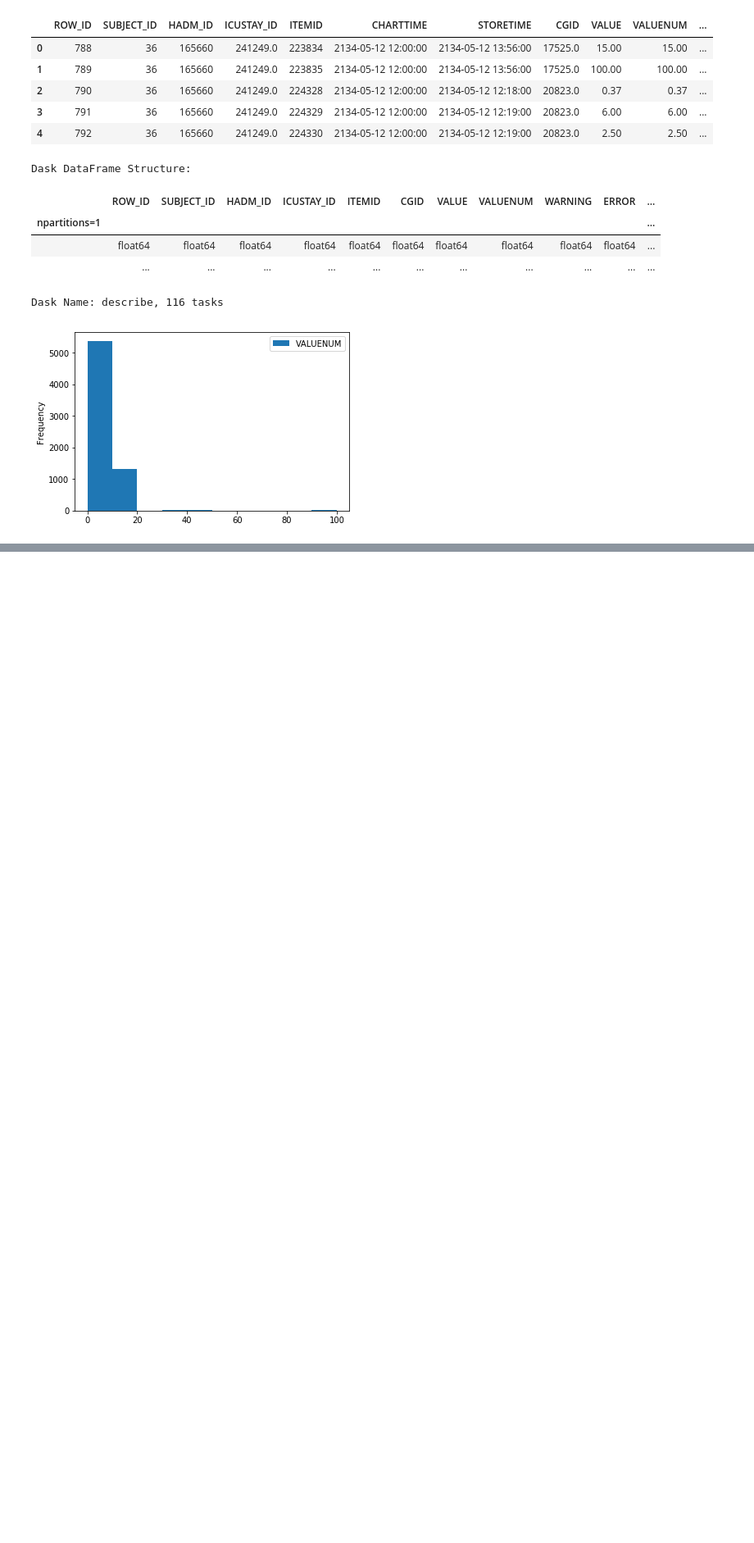
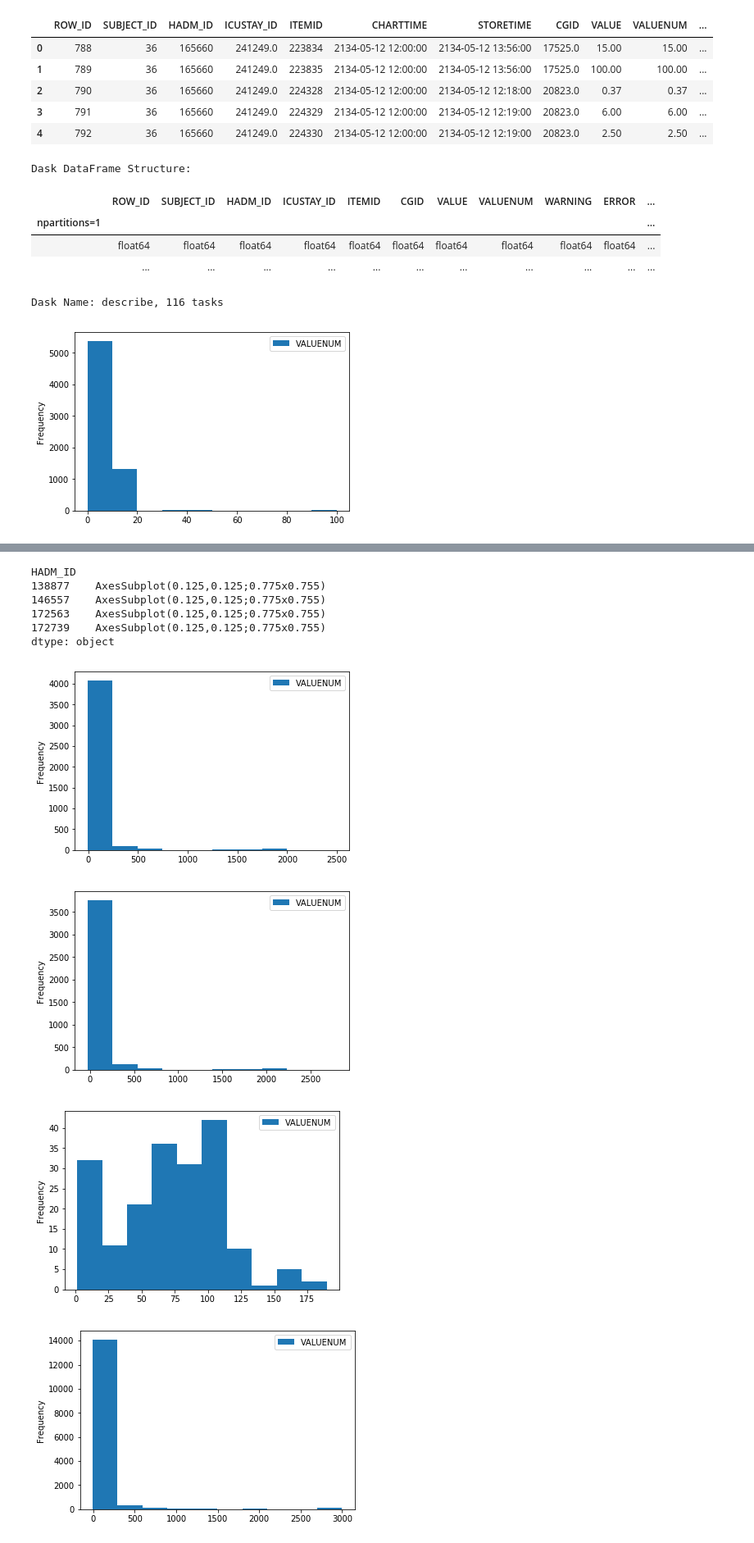
Before and after one commit to msramalho/fcup-bdcc, a Jupyter notebook: p2/BDCC_p2_dask.ipynb, the cells around one changed output, grey strips where cells are left out. Shown at 82% size. Cells and saved outputs as stored; diff of their text form; code cells hidden in the pictures; blank space fills up the shorter version.

Commit message:
add hist function for items per patient, per hospital admission

```diff
--- a/p2/BDCC_p2_dask.ipynb
+++ b/p2/BDCC_p2_dask.ipynb
@@ -46,0 +42,21 @@ item_hist(df, item=223834)
+# %%
+# Get histogram of value per patient
+def patient_hist(df, patient):
+    return df[['SUBJECT_ID', 'ITEMID', 'VALUENUM', 'HADM_ID']]\
+                .query(f'SUBJECT_ID == {patient}')\
+                .compute()\
+                .groupby('HADM_ID')['ITEMID', 'VALUENUM']\
+                .plot(x='ITEMID', y='VALUENUM', kind='hist')
+# %%
+patient_hist(df, patient=2090)
+# %% [output]
+HADM_ID
+138877    AxesSubplot(0.125,0.125;0.775x0.755)
+146557    AxesSubplot(0.125,0.125;0.775x0.755)
+172563    AxesSubplot(0.125,0.125;0.775x0.755)
+172739    AxesSubplot(0.125,0.125;0.775x0.755)
+dtype: object
+[figure, added]
+[figure, added]
+[figure, added]
+[figure, added]
```
Also changed, not shown: parts of 1 cell of this notebook.
